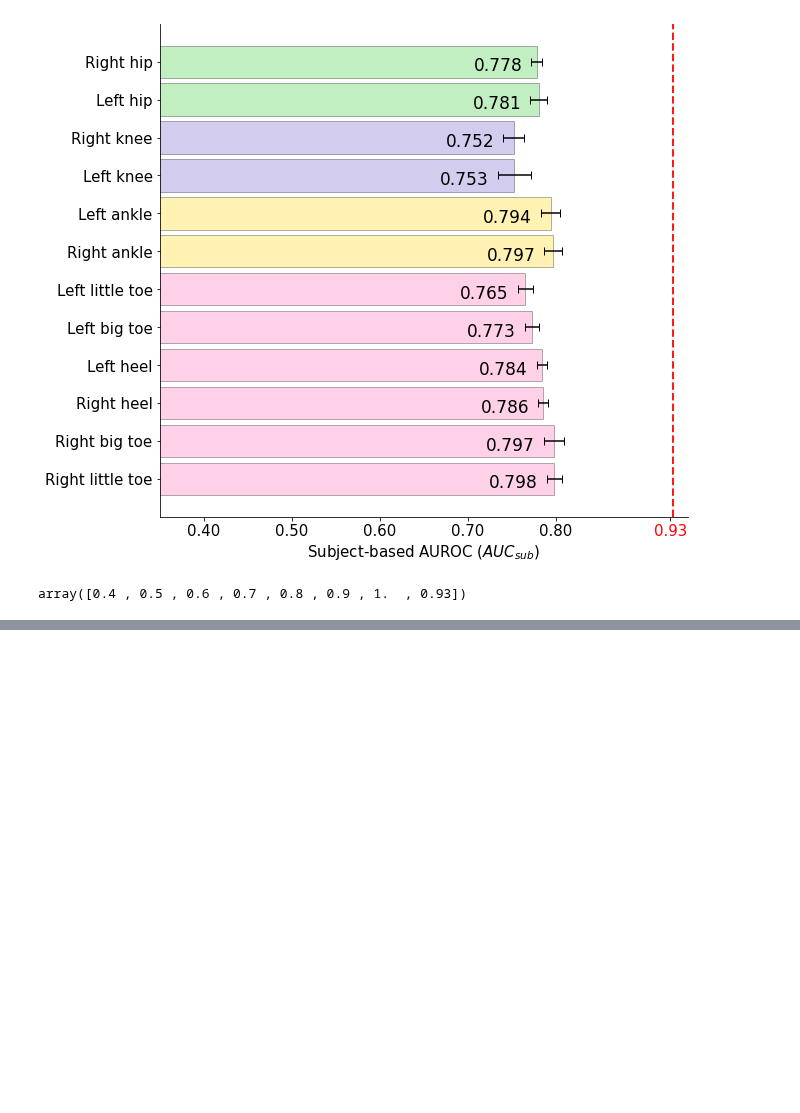
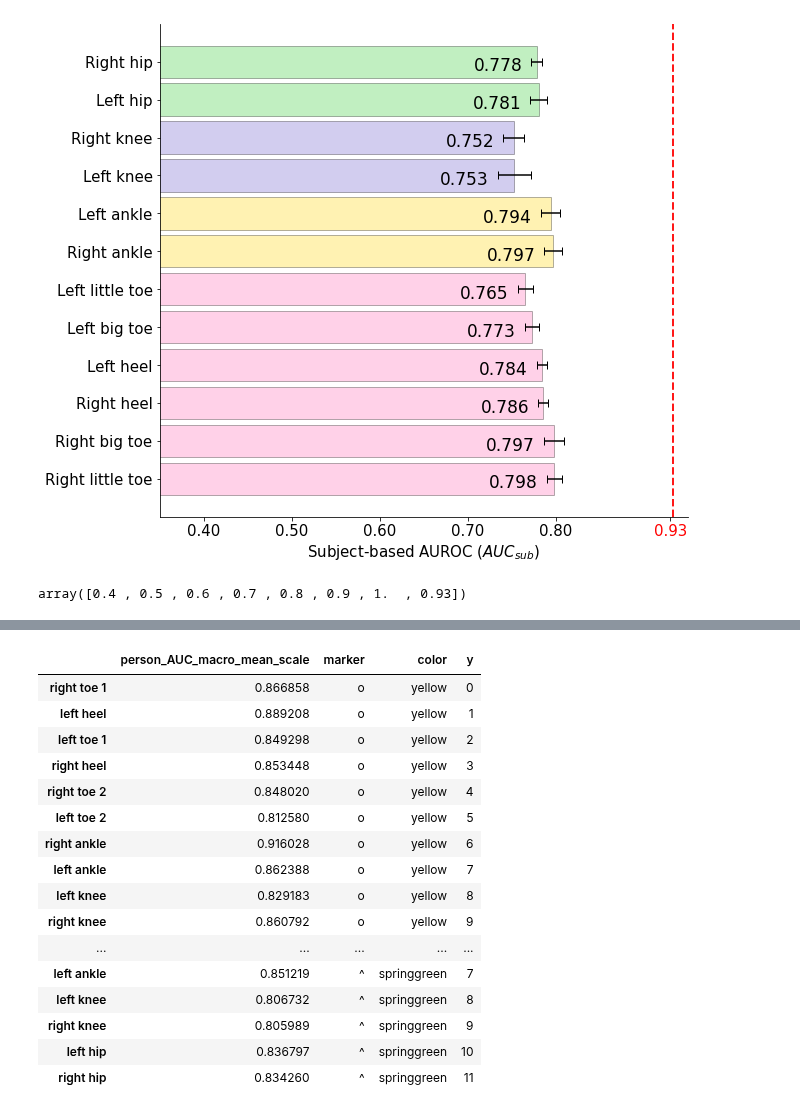
Before and after one commit to kaurrachneet6/Vision-Based-Gait-Analysis-Framework-for-Predicting-Multiple-Sclerosis, a Jupyter notebook: Discussion analysis/PermutationImportanceVizualizations.ipynb, the cells around one changed output, grey strips where cells are left out. Saved outputs shown, nothing was run; the diff lists cells and outputs as text; code cells hidden in the pictures; blank space fills up the shorter version.

```diff
--- a/Discussion analysis/PermutationImportanceVizualizations.ipynb
+++ b/Discussion analysis/PermutationImportanceVizualizations.ipynb
@@ -1033,0 +1249,39 @@ array([0.4 , 0.5 , 0.6 , 0.7 , 0.8 , 0.9 , 1.  , 0.93])
+# %%
+W_marker, WT_marker, cross_marker = 'o', 'o', '^'
+W_color, WT_color, cross_color = 'yellow', 'lightskyblue', 'springgreen'
+
+marker_df1 = subW_gen_pi_df[[metric+'_scale']].reindex(list(avg_df.index.values))
+marker_df1['marker'] = W_marker
+marker_df1['color'] = W_color
+marker_df1['y'] = list(range(0, 12))
+
+marker_df2 = subWT_gen_pi_df[[metric+'_scale']].reindex(list(avg_df.index.values))
+marker_df2['marker'] = WT_marker
+marker_df2['color'] = WT_color
+marker_df2['y'] = list(range(0, 12))
+
+marker_df3 = cross_gen_pi_df[[metric+'_scale']].reindex(list(avg_df.index.values))
+marker_df3['marker'] = cross_marker
+marker_df3['color'] = cross_color
+marker_df3['y'] = list(range(0, 12))
+
+marker_df = pd.concat((marker_df1, marker_df2, marker_df3))
+display(marker_df)
+# %% [output]
+|  | person_AUC_macro_mean_scale | marker | color | y |
+| right toe 1 | 0.866858 | o | yellow | 0 |
+| left heel | 0.889208 | o | yellow | 1 |
+| left toe 1 | 0.849298 | o | yellow | 2 |
+| right heel | 0.853448 | o | yellow | 3 |
+| right toe 2 | 0.848020 | o | yellow | 4 |
+| left toe 2 | 0.812580 | o | yellow | 5 |
+| right ankle | 0.916028 | o | yellow | 6 |
+| left ankle | 0.862388 | o | yellow | 7 |
+| left knee | 0.829183 | o | yellow | 8 |
+| right knee | 0.860792 | o | yellow | 9 |
+| ... | ... | ... | ... | ... |
+| left ankle | 0.851219 | ^ | springgreen | 7 |
+| left knee | 0.806732 | ^ | springgreen | 8 |
+| right knee | 0.805989 | ^ | springgreen | 9 |
+| left hip | 0.836797 | ^ | springgreen | 10 |
+| right hip | 0.834260 | ^ | springgreen | 11 |
```
Also changed, not shown: parts of 15 cells of this notebook.
